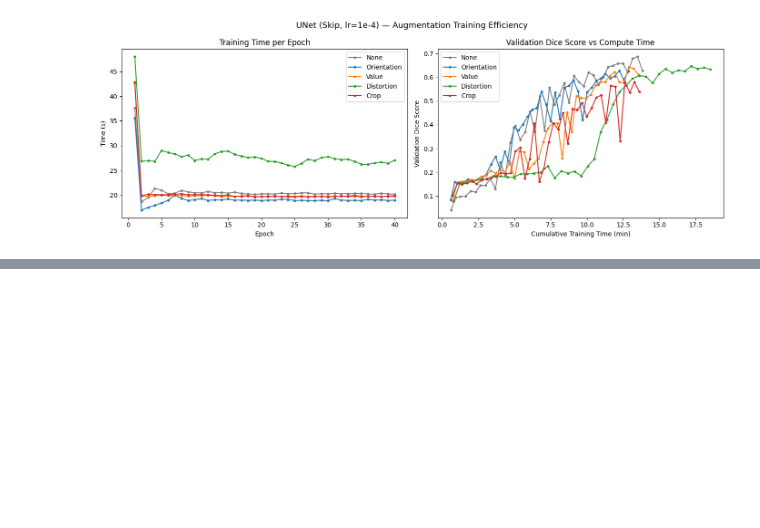
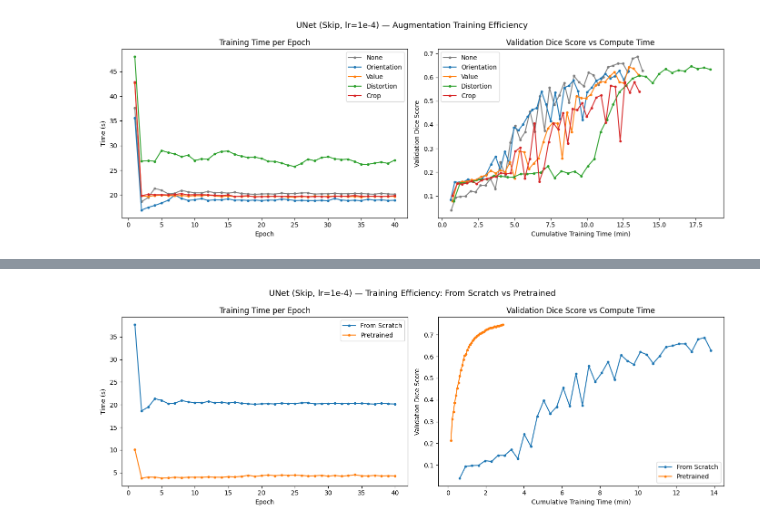
Before and after one commit to trvslhlt/ift_6135_representation_learning, a Jupyter notebook: assignments/assignment_1/wip.ipynb, the cells around one changed output, grey strips where cells are left out. Drawn from its saved outputs; the diff is of its cells as text; code cells hidden in the pictures; blank space fills up the shorter version.

```diff
--- a/assignments/assignment_1/wip.ipynb
+++ b/assignments/assignment_1/wip.ipynb
@@ -475,0 +516,28 @@ plt.show()
+# %%
+fig, axes = plt.subplots(1, 2, figsize=(14, 5))
+
+# Training time per epoch
+ax = axes[0]
+ax.plot(epochs, baseline['train_times'], label='From Scratch', color='tab:blue', marker='o', markersize=3)
+ax.plot(epochs, pretrained['train_times'], label='Pretrained', color='tab:orange', marker='o', markersize=3)
+ax.set_xlabel('Epoch')
+ax.set_ylabel('Time (s)')
+ax.set_title('Training Time per Epoch')
+ax.legend()
+
+# Cumulative training time vs validation dice score
+ax = axes[1]
+baseline_cum = np.cumsum(baseline['train_times']) / 60
+pretrained_cum = np.cumsum(pretrained['train_times']) / 60
+ax.plot(baseline_cum, baseline['valid_accs'], label='From Scratch', color='tab:blue', marker='o', markersize=3)
+ax.plot(pretrained_cum, pretrained['valid_accs'], label='Pretrained', color='tab:orange', marker='o', markersize=3)
+ax.set_xlabel('Cumulative Training Time (min)')
+ax.set_ylabel('Validation Dice Score')
+ax.set_title('Validation Dice Score vs Compute Time')
+ax.legend()
+
+fig.suptitle('UNet (Skip, lr=1e-4) — Training Efficiency: From Scratch vs Pretrained', fontsize=13)
+plt.tight_layout()
+plt.show()
+# %% [output]
+[figure, added]
```
Also changed, not shown: parts of 3 cells of this notebook, 3 other files.
